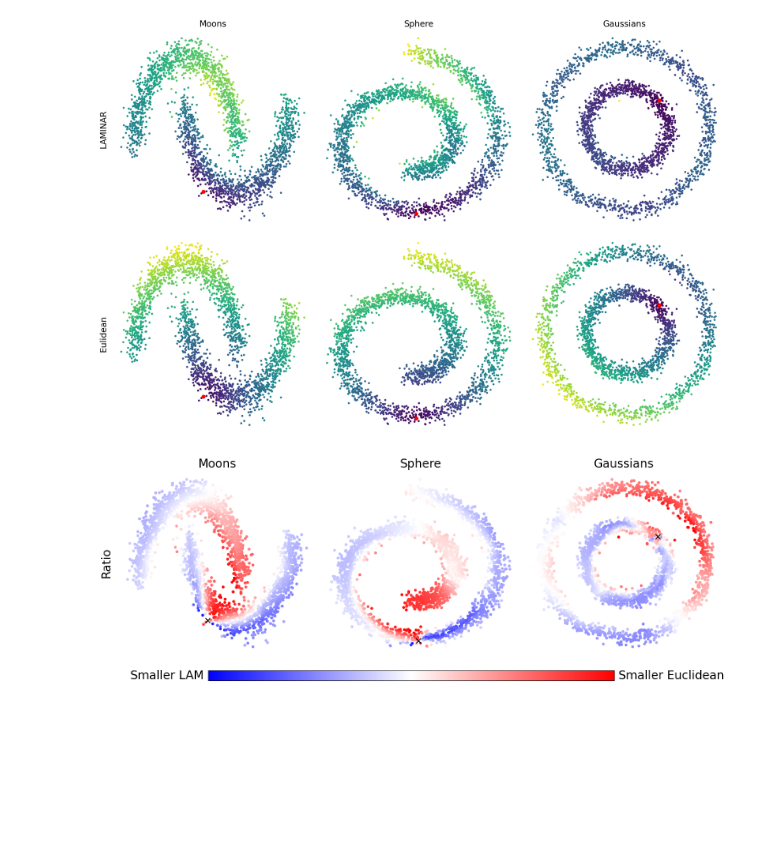
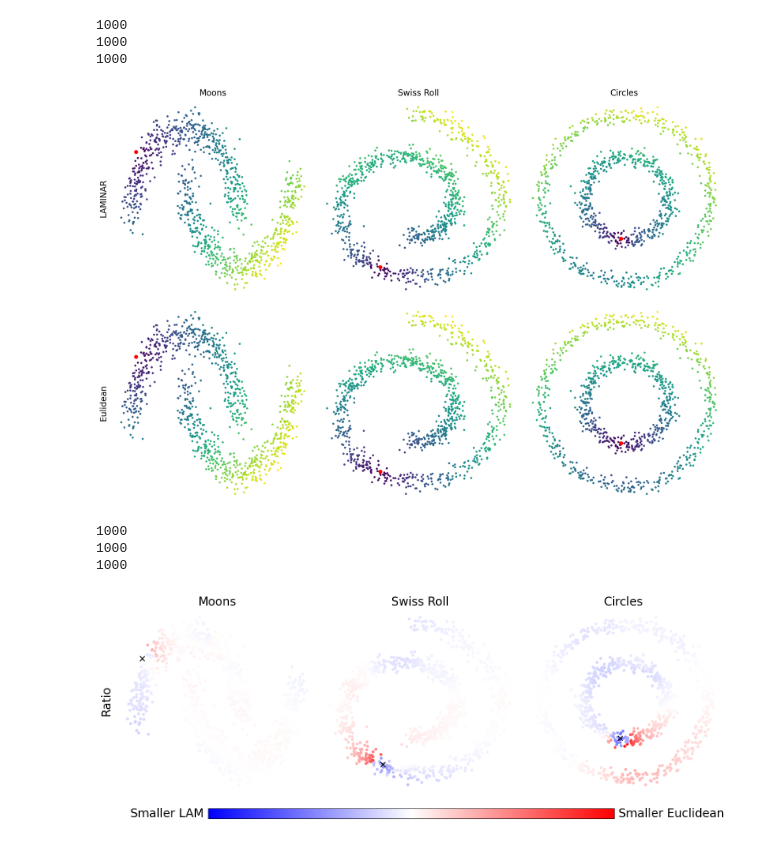
Before and after one commit to CKleiber/LAMINAR, a Jupyter notebook: notebooks/visualisation.ipynb, the cells around one changed output. Drawn from its saved outputs; the diff is of its cells as text; code cells hidden in the pictures; blank space fills up the shorter version.

```diff
--- a/notebooks/visualisation.ipynb
+++ b/notebooks/visualisation.ipynb
@@ -46,11 +46,11 @@ def gaussians(n=2500):
     X = (X - X.mean(axis=0))/X.std(axis=0)
     return X
 # %%
-data_1 = moons()
-data_2 = swiss_roll()
-data_3 = circles()
+data_1 = moons(500)
+data_2 = swiss_roll(500)
+data_3 = circles(500)
 
-titles = ['Moons', 'Sphere', 'Gaussians']
+titles = ['Moons', 'Swiss Roll', 'Circles']
 # %%
 # plot in subplots
 
@@ -75,11 +75,13 @@ hyperparameters = {
     'timesteps': 50,
     'learning_rate': 5e-3,
     'patience': 50,
-    'sig': 1,
+    'sig': 3,
     'batch_size': 256,
 }
 
-LAM_moons = LAMINAR.LAMINAR(data_1, epochs=500, hyperparameters=hyperparameters)
-LAM_swiss_roll = LAMINAR.LAMINAR(data_2, epochs=500, hyperparameters=hyperparameters)
-LAM_circles = LAMINAR.LAMINAR(data_3, epochs=500, hyperparameters=hyperparameters)
+e = 100
+
+LAM_moons = LAMINAR.LAMINAR(data_1, epochs=e, grid_resolution=57, hyperparameters=hyperparameters)
+LAM_swiss_roll = LAMINAR.LAMINAR(data_2, epochs=e, grid_resolution=57, hyperparameters=hyperparameters)
+LAM_circles = LAMINAR.LAMINAR(data_3, epochs=e, grid_resolution=57, hyperparameters=hyperparameters)
 # %% [output]
@@ -196,12 +137,17 @@ idx_3 = 252 #arr_3.index(max_3)
+# %%
+# get point index
+idx_1 = 2
+idx_2 = 2
+idx_3 = 2
 # %%
 # point between 0 and 2500
 point = [idx_1, idx_2, idx_3]
 
 frame = False
 
-moon_dist = LAM_moons.distance(point[0])
-swiss_roll_dist = LAM_swiss_roll.distance(point[1])
-circles_dist = LAM_circles.distance(point[2])
+moon_dist = LAM_moons.distance(data_1[point[0]])
+swiss_roll_dist = LAM_swiss_roll.distance(data_2[point[1]])
+circles_dist = LAM_circles.distance(data_3[point[2]])
 
 moon_eu = np.linalg.norm(data_1 - data_1[point[0]], axis=1)
 swiss_roll_eu = np.linalg.norm(data_2 - data_2[point[1]], axis=1)
@@ -274,16 +220,19 @@ ax[1,0].set_ylabel('Eulidean', fontsize=20)
 plt.tight_layout()
 plt.show()
 # %% [output]
+1000
+1000
+1000
-[figure, old version]
+[figure, new version]
 # %%
 # point between 0 and 2500
 point = [idx_1, idx_2, idx_3]
 
 frame = False
 
-data_1_dist = LAM_moons.distance(point[0])
-data_2_dist = LAM_swiss_roll.distance(point[1])
-data_3_dist = LAM_circles.distance(point[2])
+data_1_dist = LAM_moons.distance(data_1[point[0]])
+data_2_dist = LAM_swiss_roll.distance(data_2[point[1]])
+data_3_dist = LAM_circles.distance(data_3[point[2]])
 
 data_1_eu = np.linalg.norm(data_1 - data_1[point[0]], axis=1)
 data_2_eu = np.linalg.norm(data_2 - data_2[point[1]], axis=1)
@@ -344,31 +293,34 @@ ax[0].set_xticklabels([])
 ax[0].set_yticklabels([])
 
 scatter2 = ax[1].scatter(data_2[:, 0], data_2[:, 1], c=data_2_ratio, cmap='bwr', s=size_regular, vmin=-extreme, vmax=extreme)
 ax[1].scatter(data_2[point[1], 0], data_2[point[1], 1], c='black', s=size_cross, marker='x')
 ax[1].set_title(titles[1], fontsize=20)
 ax[1].axis('off')
 
 scatter3 = ax[2].scatter(data_3[:, 0], data_3[:, 1], c=data_3_ratio, cmap='bwr', s=size_regular, vmin=-extreme, vmax=extreme)
 ax[2].scatter(data_3[point[2], 0], data_3[point[2], 1], c='black', s=size_cross, marker='x')
 ax[2].set_title(titles[2], fontsize=20)
 ax[2].axis('off')
 
 # give the entire row a label
 ax[0].set_ylabel('Ratio', fontsize=20)
 
 # Add colorbar
 fig.tight_layout()
 fig.subplots_adjust(bottom=0.2)
 cbar_ax = fig.add_axes([0.18, 0.1, 0.64, 0.04])
 cbar = fig.colorbar(scatter1, cax=cbar_ax, orientation='horizontal')
 cbar.set_ticks([])
 #cbar.set_ticklabels(['Smaller LAM', 'Indifferent', 'Smaller Euclidean'])
 
 # add a text
 fig.text(0.115, 0.105, 'Smaller LAM', ha='center', fontsize=20)
 fig.text(0.91, 0.105, 'Smaller Euclidean', ha='center', fontsize=20)
 
 #plt.tight_layout()
 plt.show()
 # %% [output]
+1000
+1000
+1000
-[figure, old version]
+[figure, new version]
```
Also changed, not shown: parts of 8 cells of this notebook, 2 other files.
